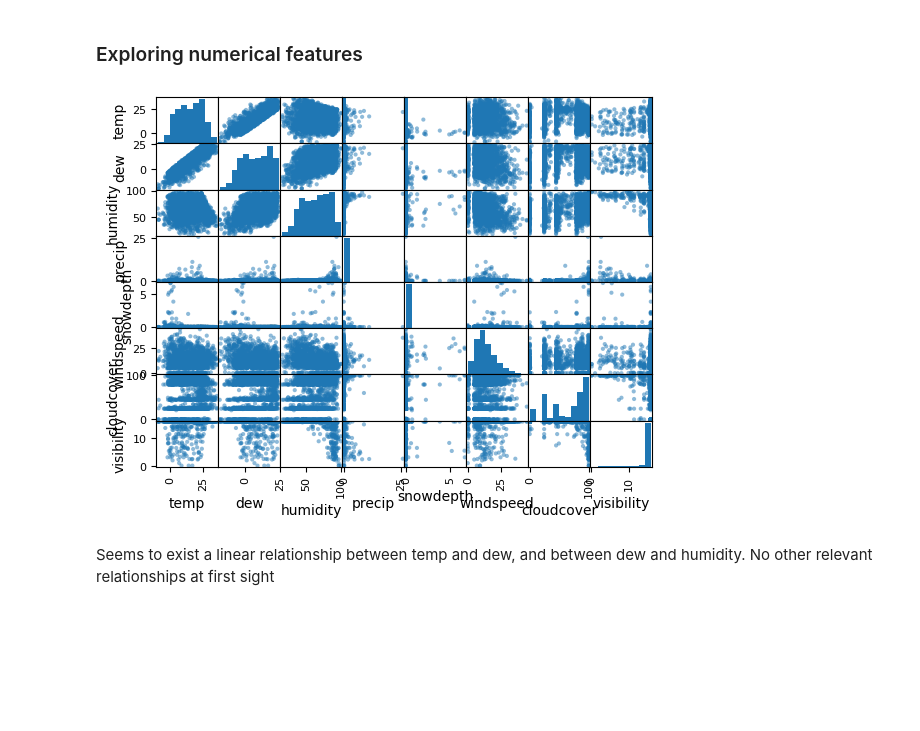
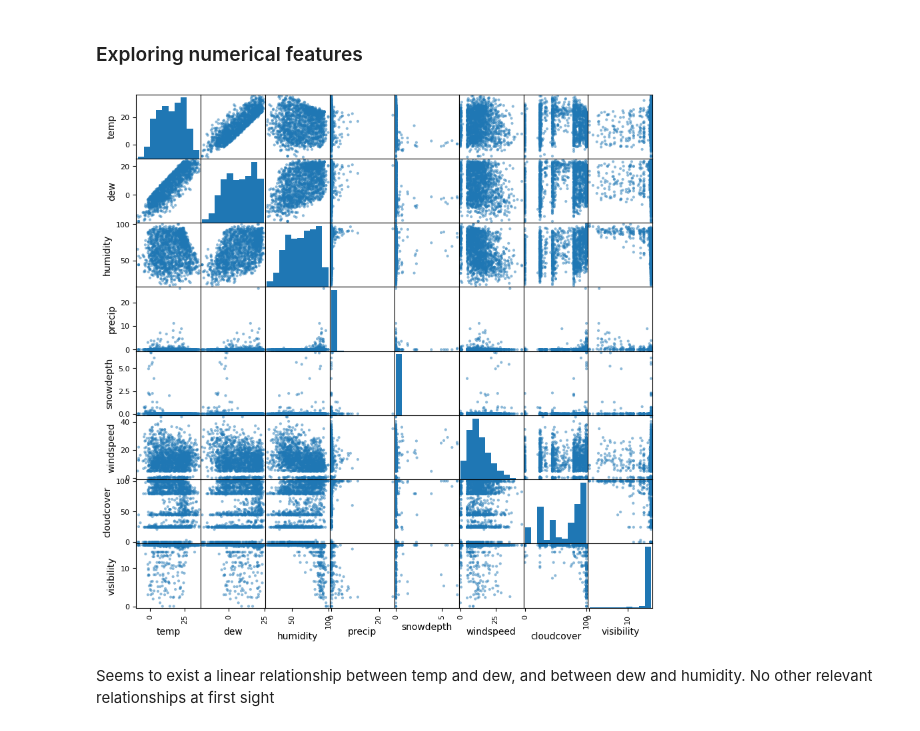
Before and after one commit to AlbertBS2/Predict-Bikes-Availability, a Jupyter notebook: data_analysis.ipynb, the cells around one changed output. Cells and saved outputs as stored; diff of their text form; code cells hidden in the pictures; blank space fills up the shorter version.

```diff
--- a/data_analysis.ipynb
+++ b/data_analysis.ipynb
@@ -57,9 +57,9 @@ y = X.pop('increase_stock')
 ### Exploring numerical features
 # %%
 # Scatter matrix with non-categorical features
-pd.plotting.scatter_matrix(X.drop(columns=cat_features));
+pd.plotting.scatter_matrix(X.drop(columns=cat_features), figsize=(10, 10));
 # %% [output]
-[figure, old version]
+[figure, new version]
 # %% [markdown]
 Seems to exist a linear relationship between temp and dew, and between dew and humidity. No other relevant relationships at first sight
 # %%
```
Also changed, not shown: parts of 13 cells of this notebook, 2 other files.
